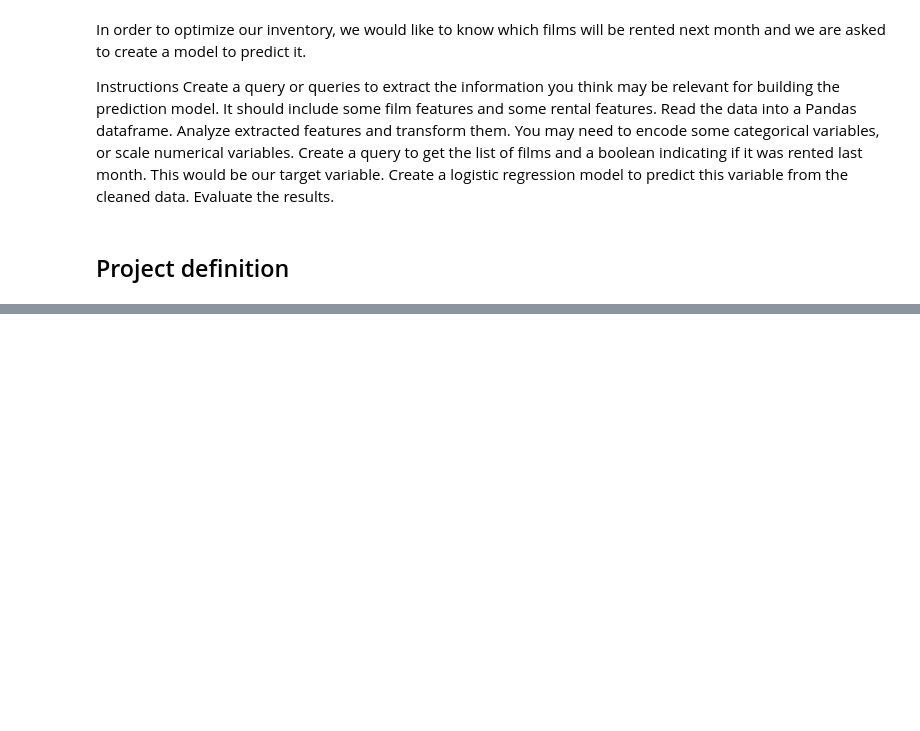
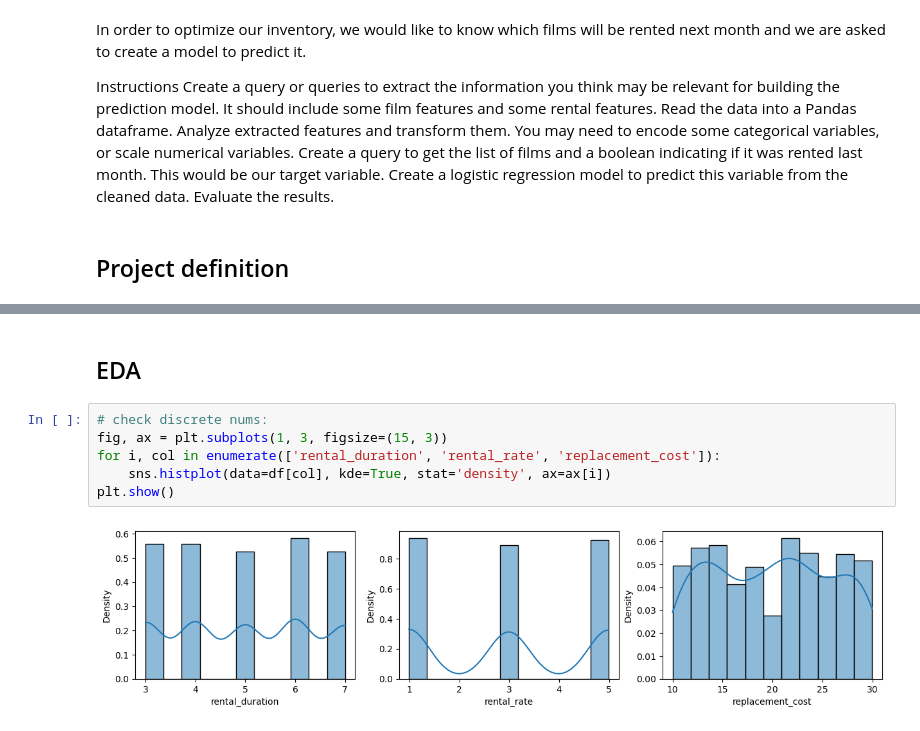
Before and after one commit to nataschaberg/classification-lab-u3, a Jupyter notebook: lab-logreg-sakila.ipynb, the cells around one changed output, grey strips where cells are left out. Cells and saved outputs as stored; diff of their text form; blank space fills up the shorter version.

```diff
--- a/lab-logreg-sakila.ipynb
+++ b/lab-logreg-sakila.ipynb
@@ -98,0 +220,10 @@ data
+# %% [markdown]
+## EDA
+# %%
+# check discrete nums:
+fig, ax = plt.subplots(1, 3, figsize=(15, 3))
+for i, col in enumerate(['rental_duration', 'rental_rate', 'replacement_cost']):
+    sns.histplot(data=df[col], kde=True, stat='density', ax=ax[i])
+plt.show()
+# %% [output]
+[figure, added]
```
Also changed, not shown: parts of 46 cells of this notebook.
